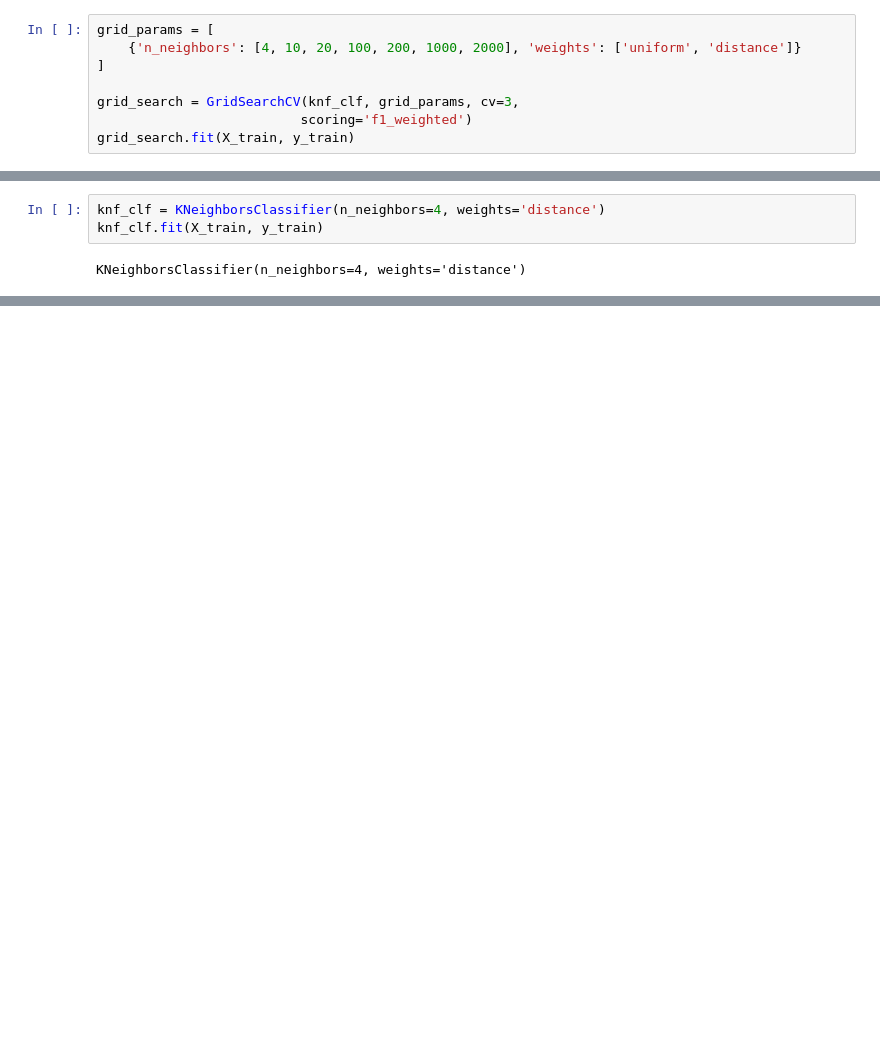
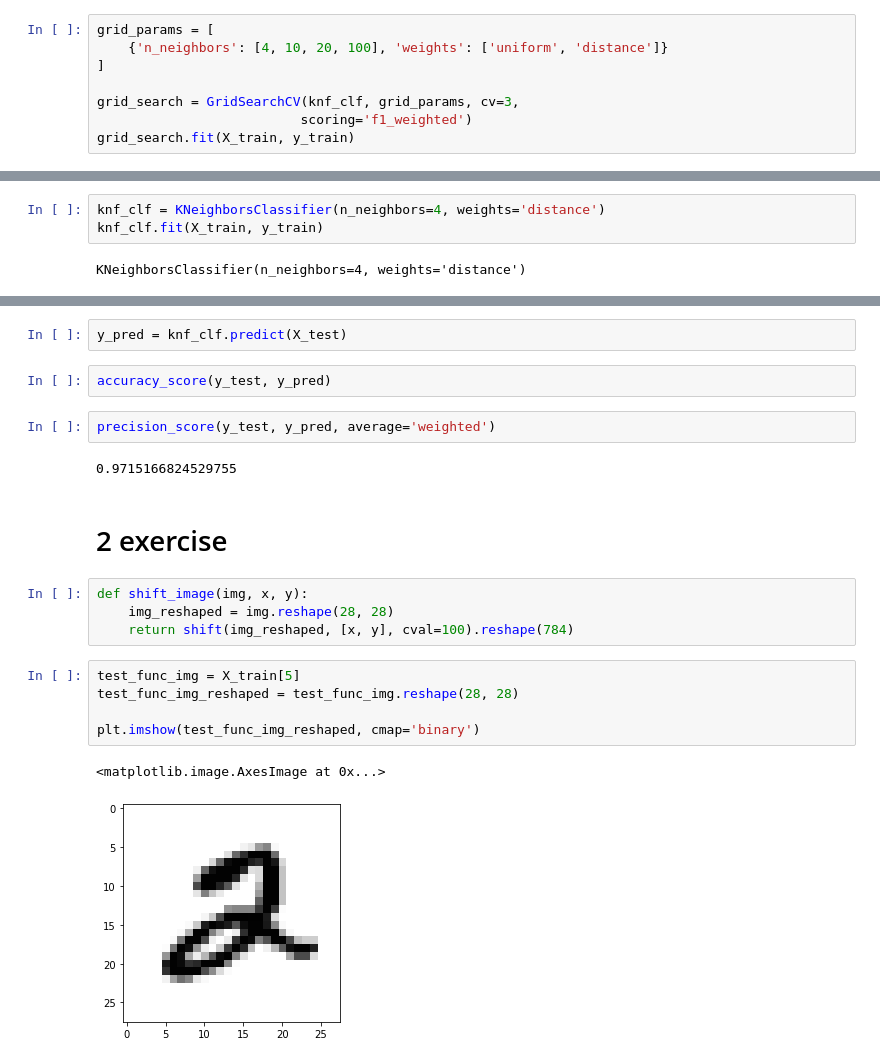
Before and after one commit to naelxd/handsonml-solutions, a Jupyter notebook: 02-mnist_classification/mnist.ipynb, the cells around one changed output, grey strips where cells are left out. Cells and saved outputs as stored; diff of their text form; blank space fills up the shorter version.

```diff
--- a/02-mnist_classification/mnist.ipynb
+++ b/02-mnist_classification/mnist.ipynb
@@ -96,7 +95,7 @@ f1_score(y_train, y_train_pred, average='weighted')
 0.9673453023960278
 # %%
 grid_params = [
-    {'n_neighbors': [4, 10, 20, 100, 200, 1000, 2000], 'weights': ['uniform', 'distance']}
+    {'n_neighbors': [4, 10, 20, 100], 'weights': ['uniform', 'distance']}
 ]
 
 grid_search = GridSearchCV(knf_clf, grid_params, cv=3,
@@ -120,0 +124,22 @@ y_train_pred = cross_val_predict(knf_clf, X_train, y_train, cv=3, method='predic
+# %%
+y_pred = knf_clf.predict(X_test)
+# %%
+accuracy_score(y_test, y_pred)
+# %%
+precision_score(y_test, y_pred, average='weighted')
+# %% [output]
+0.9715166824529755
+# %% [markdown]
+# 2 exercise
+# %%
+def shift_image(img, x, y):
+    img_reshaped = img.reshape(28, 28)
+    return shift(img_reshaped, [x, y], cval=100).reshape(784)
+# %%
+test_func_img = X_train[5]
+test_func_img_reshaped = test_func_img.reshape(28, 28)
+
+plt.imshow(test_func_img_reshaped, cmap='binary')
+# %% [output]
+<matplotlib.image.AxesImage at 0x...>
+[figure, added]
```
Also changed, not shown: parts of 11 cells of this notebook.
